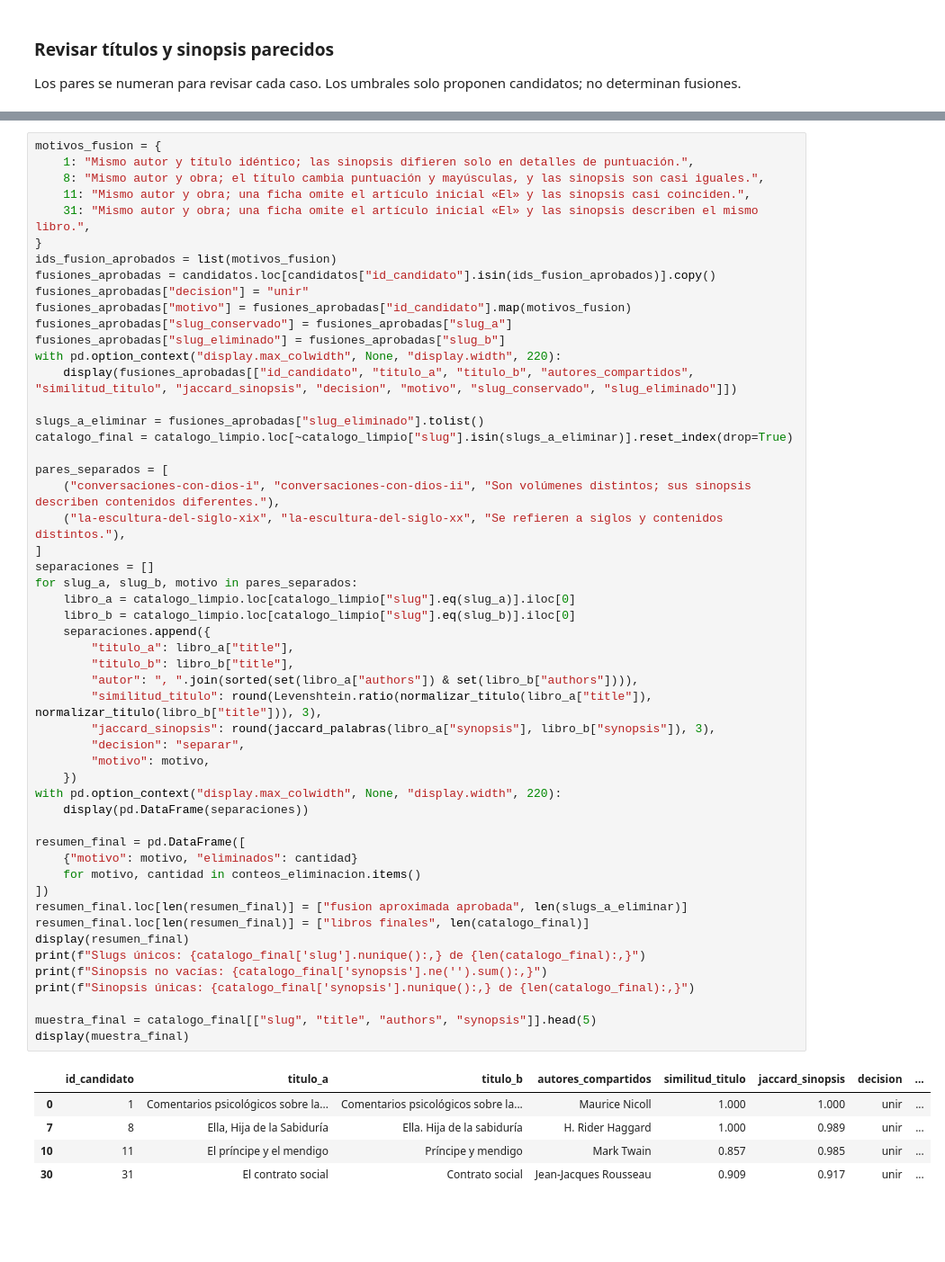
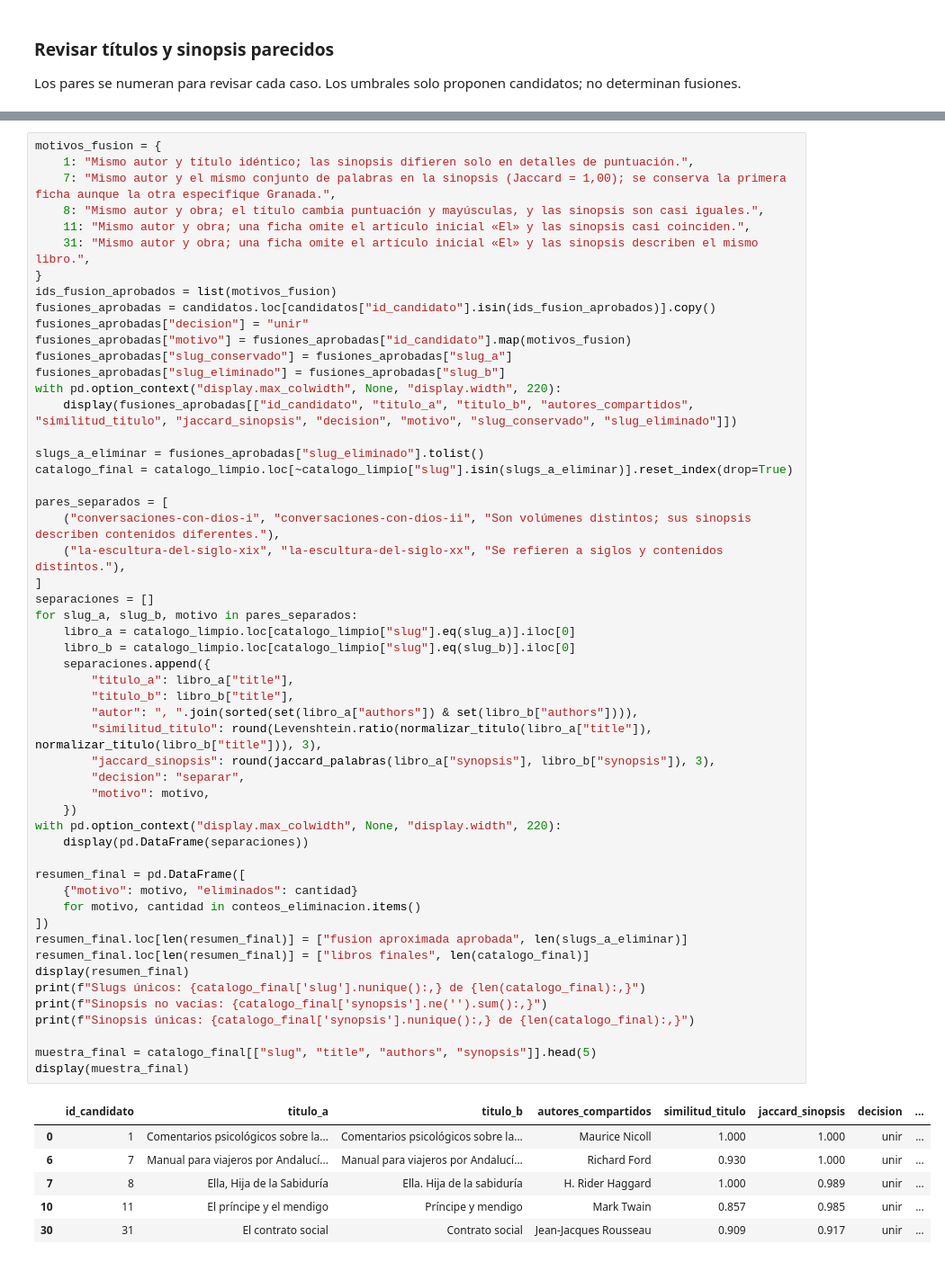
Before and after one commit to manuelibarbia/NLP_Ayala_Cerana_Colombo_Ibarbia, a Jupyter notebook: notebooks/TP3_ayala_cerana_colombo_ibarbia.ipynb, the cells around one changed output, grey strips where cells are left out. Shown at 90% size. Saved outputs shown, nothing was run; the diff lists cells and outputs as text; blank space fills up the shorter version.

```diff
--- a/notebooks/TP3_ayala_cerana_colombo_ibarbia.ipynb
+++ b/notebooks/TP3_ayala_cerana_colombo_ibarbia.ipynb
@@ -229,6 +229,7 @@ Los otros dos ejemplos de separación son «Conversaciones con Dios I/II» y «L
 # %%
 motivos_fusion = {
     1: "Mismo autor y título idéntico; las sinopsis difieren solo en detalles de puntuación.",
+    7: "Mismo autor y el mismo conjunto de palabras en la sinopsis (Jaccard = 1,00); se conserva la primera ficha aunque la otra especifique Granada.",
     8: "Mismo autor y obra; el título cambia puntuación y mayúsculas, y las sinopsis son casi iguales.",
     11: "Mismo autor y obra; una ficha omite el artículo inicial «El» y las sinopsis casi coinciden.",
     31: "Mismo autor y obra; una ficha omite el artículo inicial «El» y las sinopsis describen el mismo libro.",
@@ -254,33 +255,34 @@ for slug_a, slug_b, motivo in pares_separados:
     libro_a = catalogo_limpio.loc[catalogo_limpio["slug"].eq(slug_a)].iloc[0]
     libro_b = catalogo_limpio.loc[catalogo_limpio["slug"].eq(slug_b)].iloc[0]
     separaciones.append({
         "titulo_a": libro_a["title"],
         "titulo_b": libro_b["title"],
         "autor": ", ".join(sorted(set(libro_a["authors"]) & set(libro_b["authors"]))),
         "similitud_titulo": round(Levenshtein.ratio(normalizar_titulo(libro_a["title"]), normalizar_titulo(libro_b["title"])), 3),
         "jaccard_sinopsis": round(jaccard_palabras(libro_a["synopsis"], libro_b["synopsis"]), 3),
         "decision": "separar",
         "motivo": motivo,
     })
 with pd.option_context("display.max_colwidth", None, "display.width", 220):
     display(pd.DataFrame(separaciones))
 
 resumen_final = pd.DataFrame([
     {"motivo": motivo, "eliminados": cantidad}
     for motivo, cantidad in conteos_eliminacion.items()
 ])
 resumen_final.loc[len(resumen_final)] = ["fusion aproximada aprobada", len(slugs_a_eliminar)]
 resumen_final.loc[len(resumen_final)] = ["libros finales", len(catalogo_final)]
 display(resumen_final)
 print(f"Slugs únicos: {catalogo_final['slug'].nunique():,} de {len(catalogo_final):,}")
 print(f"Sinopsis no vacías: {catalogo_final['synopsis'].ne('').sum():,}")
 print(f"Sinopsis únicas: {catalogo_final['synopsis'].nunique():,} de {len(catalogo_final):,}")
 
 muestra_final = catalogo_final[["slug", "title", "authors", "synopsis"]].head(5)
 display(muestra_final)
 # %% [output]
 |  | id_candidato | titulo_a | titulo_b | autores_compartidos | similitud_titulo | jaccard_sinopsis | decision | ... |
 | 0 | 1 | Comentarios psicológicos sobre la... | Comentarios psicológicos sobre la... | Maurice Nicoll | 1.000 | 1.000 | unir | ... |
+| 6 | 7 | Manual para viajeros por Andalucí... | Manual para viajeros por Andalucí... | Richard Ford | 0.930 | 1.000 | unir | ... |
 | 7 | 8 | Ella, Hija de la Sabiduría | Ella. Hija de la sabiduría | H. Rider Haggard | 1.000 | 0.989 | unir | ... |
 | 10 | 11 | El príncipe y el mendigo | Príncipe y mendigo | Mark Twain | 0.857 | 0.985 | unir | ... |
 | 30 | 31 | El contrato social | Contrato social | Jean-Jacques Rousseau | 0.909 | 0.917 | unir | ... |
```
Also changed, not shown: parts of 2 cells of this notebook, 2 other files.
